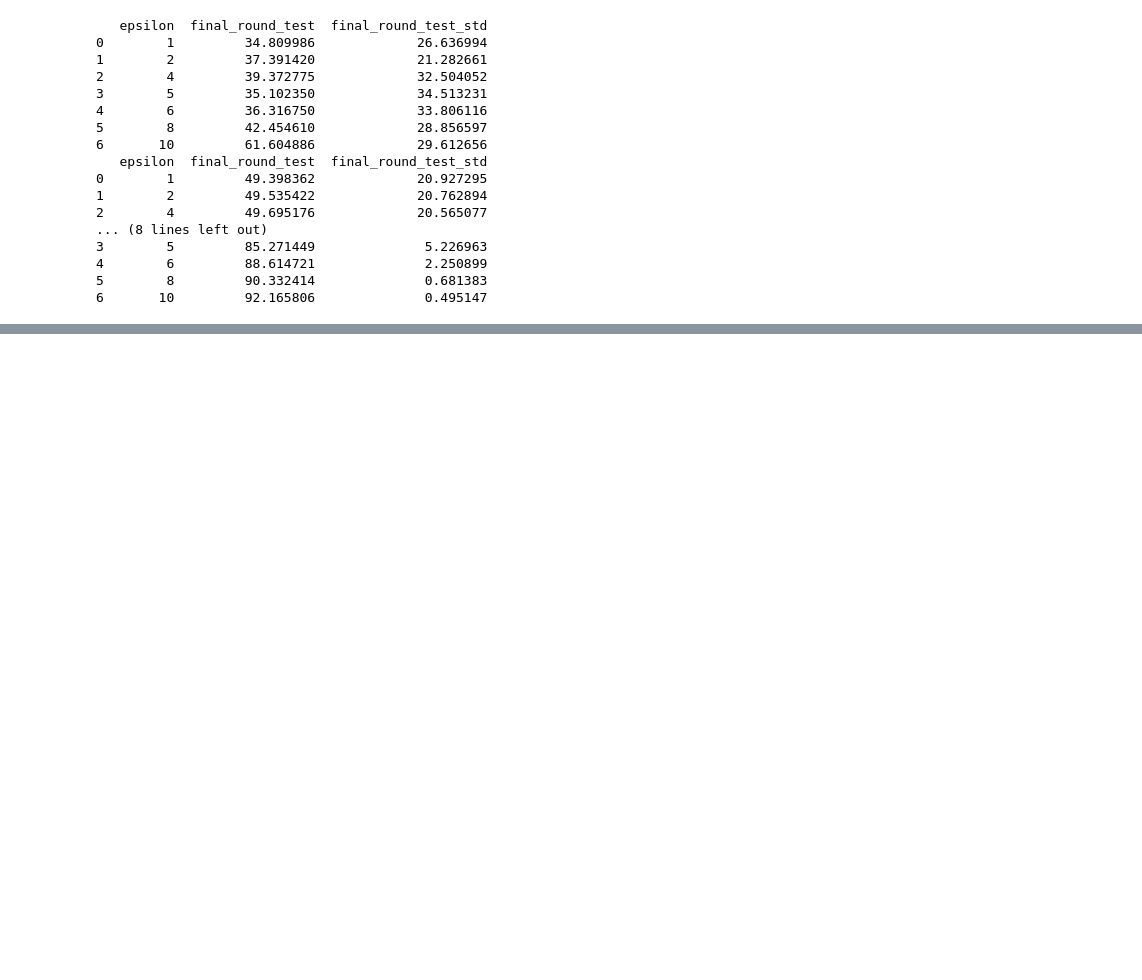
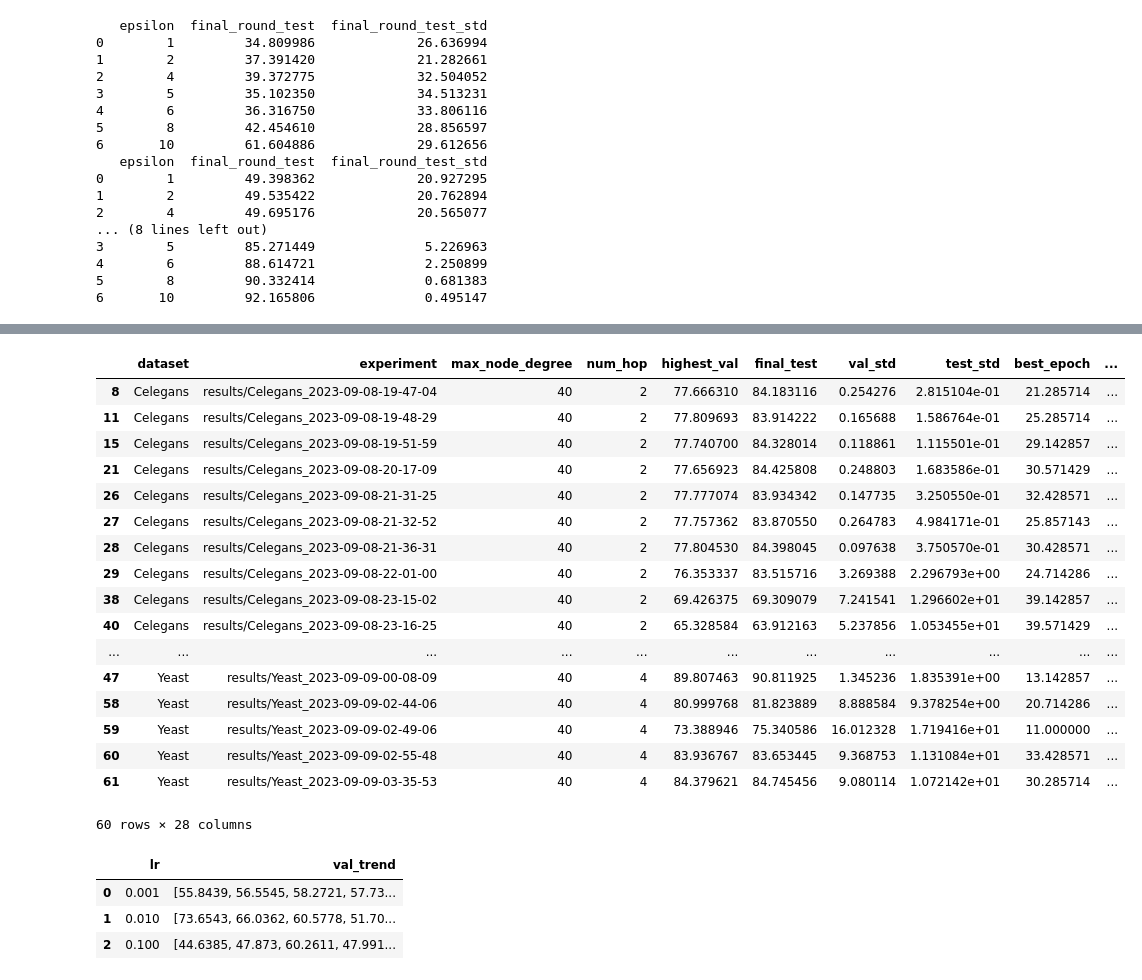
Before and after one commit to marlowe518/Awesome-Differential-Privacy-and-Meachine-Learning, a Jupyter notebook: GNN/link_prediction_samll_dataset/ploting_comparison.ipynb, the cells around one changed output, grey strips where cells are left out. Cells and saved outputs as stored; diff of their text form; code cells hidden in the pictures; blank space fills up the shorter version.

```diff
--- a/GNN/link_prediction_samll_dataset/ploting_comparison.ipynb
+++ b/GNN/link_prediction_samll_dataset/ploting_comparison.ipynb
@@ -148,16 +147,38 @@ Plotings(sub_df_list, markers=compares_markers, labels=["DPLP-PS", "DPLP-NS", "L
 # %%
-file_path_1 = "./results/DPLP-PS_latest.csv"
+# The results file path
+# file_path_1 = "./results/DPLP-PS_latest.csv"
+file_path_1 = "./results/all_results_2023-09-09-13-54-48.csv"
 # file_path_2 = "./results/DPLP-NS.csv"
 # file_path_3 = "./results/LapGraph.csv"
 # %%
 import numpy as np
 
 dtypes = {"epsilon": "Int32"}
 df = load_table(file_path_1, dtypes=dtypes)
+df
 # df["val_trend"] = np.array(df["val_trend"].values.split(","))
 # df["val_trend"] = df["val_trend"].apply(lambda x: x.split(","))
 # df["val_trend"] = df["val_trend"].apply(lambda x: list(map(float, x.split(","))))
 # df["val_trend"].values
 # print(df["val_trend"][26])
+# %% [output]
+|  | dataset | experiment | max_node_degree | num_hop | highest_val | final_test | val_std | test_std | best_epoch | ... |
+| 8 | Celegans | results/Celegans_2023-09-08-19-47-04 | 40 | 2 | 77.666310 | 84.183116 | 0.254276 | 2.815104e-01 | 21.285714 | ... |
+| 11 | Celegans | results/Celegans_2023-09-08-19-48-29 | 40 | 2 | 77.809693 | 83.914222 | 0.165688 | 1.586764e-01 | 25.285714 | ... |
+| 15 | Celegans | results/Celegans_2023-09-08-19-51-59 | 40 | 2 | 77.740700 | 84.328014 | 0.118861 | 1.115501e-01 | 29.142857 | ... |
+| 21 | Celegans | results/Celegans_2023-09-08-20-17-09 | 40 | 2 | 77.656923 | 84.425808 | 0.248803 | 1.683586e-01 | 30.571429 | ... |
+| 26 | Celegans | results/Celegans_2023-09-08-21-31-25 | 40 | 2 | 77.777074 | 83.934342 | 0.147735 | 3.250550e-01 | 32.428571 | ... |
+| 27 | Celegans | results/Celegans_2023-09-08-21-32-52 | 40 | 2 | 77.757362 | 83.870550 | 0.264783 | 4.984171e-01 | 25.857143 | ... |
+| 28 | Celegans | results/Celegans_2023-09-08-21-36-31 | 40 | 2 | 77.804530 | 84.398045 | 0.097638 | 3.750570e-01 | 30.428571 | ... |
+| 29 | Celegans | results/Celegans_2023-09-08-22-01-00 | 40 | 2 | 76.353337 | 83.515716 | 3.269388 | 2.296793e+00 | 24.714286 | ... |
+| 38 | Celegans | results/Celegans_2023-09-08-23-15-02 | 40 | 2 | 69.426375 | 69.309079 | 7.241541 | 1.296602e+01 | 39.142857 | ... |
+| 40 | Celegans | results/Celegans_2023-09-08-23-16-25 | 40 | 2 | 65.328584 | 63.912163 | 5.237856 | 1.053455e+01 | 39.571429 | ... |
+| ... | ... | ... | ... | ... | ... | ... | ... | ... | ... | ... |
+| 47 | Yeast | results/Yeast_2023-09-09-00-08-09 | 40 | 4 | 89.807463 | 90.811925 | 1.345236 | 1.835391e+00 | 13.142857 | ... |
+| 58 | Yeast | results/Yeast_2023-09-09-02-44-06 | 40 | 4 | 80.999768 | 81.823889 | 8.888584 | 9.378254e+00 | 20.714286 | ... |
+| 59 | Yeast | results/Yeast_2023-09-09-02-49-06 | 40 | 4 | 73.388946 | 75.340586 | 16.012328 | 1.719416e+01 | 11.000000 | ... |
+| 60 | Yeast | results/Yeast_2023-09-09-02-55-48 | 40 | 4 | 83.936767 | 83.653445 | 9.368753 | 1.131084e+01 | 33.428571 | ... |
+| 61 | Yeast | results/Yeast_2023-09-09-03-35-53 | 40 | 4 | 84.379621 | 84.745456 | 9.080114 | 1.072142e+01 | 30.285714 | ... |
+60 rows × 28 columns
 # %%
 dataname = "Yeast"
@@ -170,6 +193,12 @@ ORDER BY df.epsilon ASC
 # %%
 sub_df = return_sql(q)
 sub_df["val_trend"] = sub_df["val_trend"].apply(lambda x: list(map(lambda z:round(float(z)*100,4), x.split(','))))
+sub_df
+# %% [output]
+|  | lr | val_trend |
+| 0 | 0.001 | [55.8439, 56.5545, 58.2721, 57.73... |
+| 1 | 0.010 | [73.6543, 66.0362, 60.5778, 51.70... |
+| 2 | 0.100 | [44.6385, 47.873, 60.2611, 47.991... |
 # %%
 epochs = np.arange(1, 51)
 df_list = []
```
Also changed, not shown: parts of 7 cells of this notebook, 2 other files.
